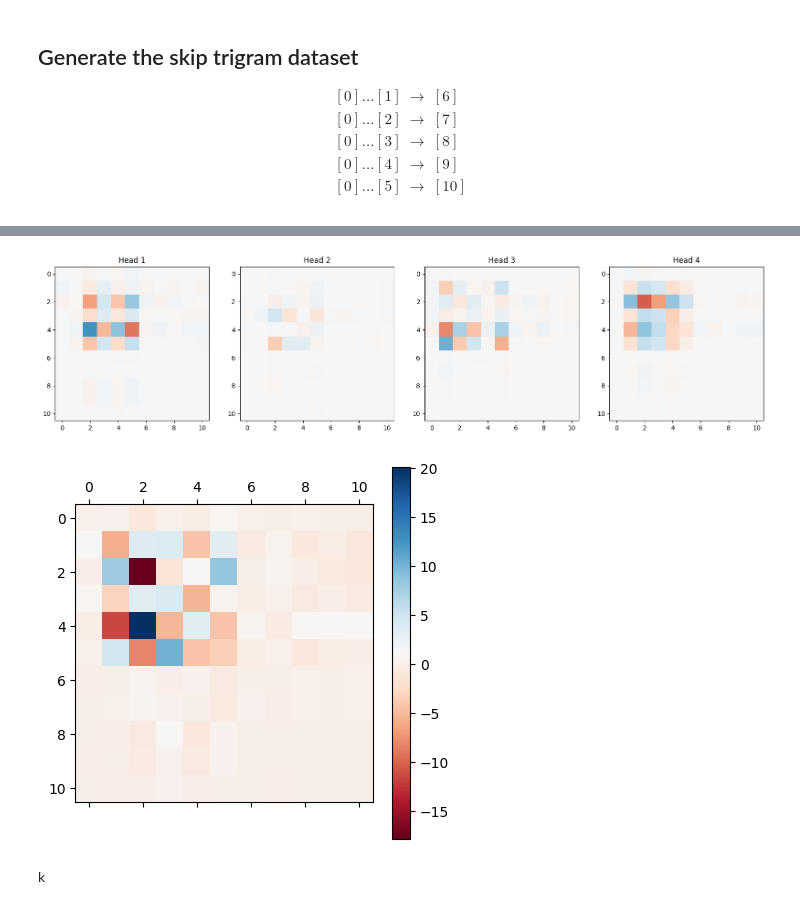
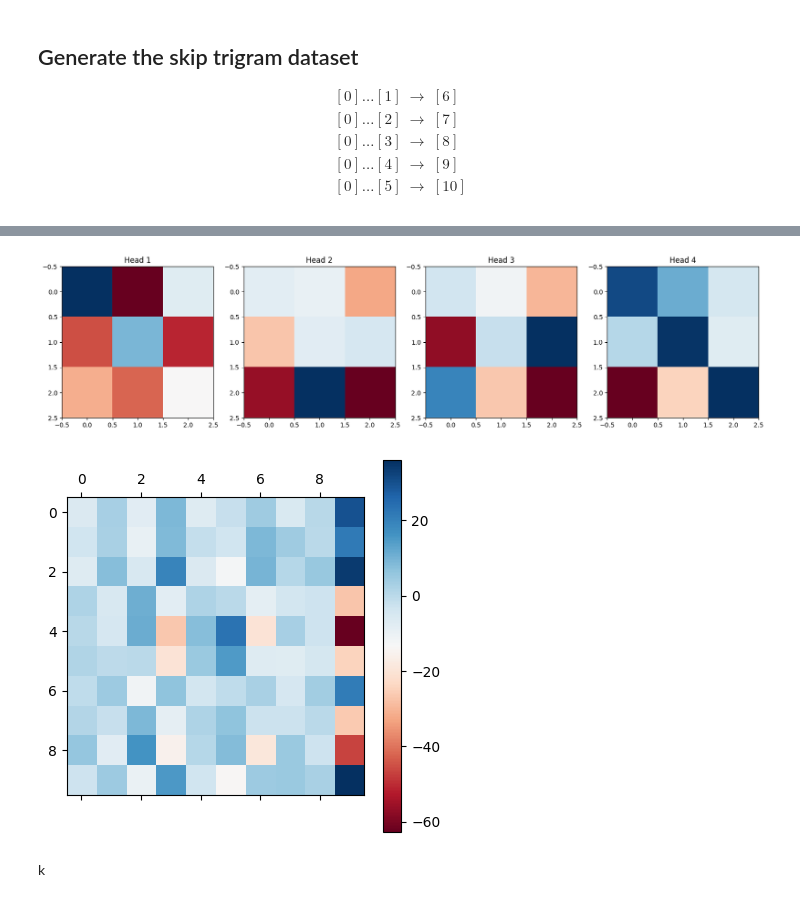
Before and after one commit to JakeMendel/TMS-zoo, a Jupyter notebook: notebooks/attn-superposn/00 Train Skip Model.ipynb, the cells around one changed output, grey strips where cells are left out. Drawn from its saved outputs; the diff is of its cells as text; code cells hidden in the pictures.

```diff
--- a/notebooks/attn-superposn/00 Train Skip Model.ipynb
+++ b/notebooks/attn-superposn/00 Train Skip Model.ipynb
@@ -107,33 +129,45 @@ class PositionalEncoding(nn.Module):
 class SimpleTransformer(torch.nn.Module):
     def __init__(self, cfg):
         super().__init__()
-        self.embedding = torch.eye(cfg.d_vocab)
+        # self.embedding = torch.eye(cfg.d_vocab)
         # right apppend zero columns up to d_model
-        self.embedding = torch.nn.Parameter(torch.cat([self.embedding, torch.zeros(cfg.d_vocab, cfg.d_model - cfg.d_vocab)], dim=1), requires_grad=False)
+        # self.embedding = torch.nn.Parameter(torch.cat([self.embedding, torch.zeros(cfg.d_vocab, cfg.d_model - cfg.d_vocab)], dim=1), requires_grad=False)
+        self.embedding = torch.nn.Embedding(cfg.d_vocab+1, cfg.d_model)
+
         self.pos_encod = PositionalEncoding(cfg.d_model, max_len=cfg.n_ctx)
 
         if cfg.attn_only:
             self.layer = torch.nn.MultiheadAttention(cfg.d_model, cfg.n_heads)
         else:
-            self.layer = torch.nn.TransformerEncoderLayer(cfg.d_model, cfg.n_heads)
+            self.layer = torch.nn.TransformerEncoderLayer(cfg.d_model, cfg.n_heads, norm_first=True, batch_first=True)
+
+        self.unembedding = torch.nn.Linear(cfg.d_model, 3)#cfg.d_vocab)
 
     def forward(self, x):
         # embed
-        x = einsum('d_vocab d_embed, batch seq d_vocab -> batch seq d_embed', self.embedding, x)
+        # x = einsum('d_vocab d_embed, batch seq d_vocab -> batch seq d_embed', self.embedding, x)
+        x = self.embedding(x)
         x = self.pos_encod(x)
 
         # attend residually
         x = self.layer(x)
 
         # unembed with the embedding
-        x = einsum('d_vocab d_embed, batch seq d_embed -> batch seq d_vocab', self.embedding, x)
-        return x[:].mean(dim=1)
+        # x = einsum('d_vocab d_embed, batch seq d_embed -> batch seq d_vocab', self.embedding, x)
+
+        # x[:].mean(dim=1)
+        # unembedding MLP?
+        x = self.unembedding(x[:,0])
+        return x
 
 model = SimpleTransformer(cfg).to(device)
 # tokenize by using onehot
 sample_in = torch.tensor(seqs[0], device=device).unsqueeze(0)
-sample_in = torch.nn.functional.one_hot(sample_in, max_digit+1).float().to(device)
-sample_in = sample_in.repeat(3, 1, 1)
+# print(sample_in.shape)
+
+# sample_in = torch.nn.functional.one_hot(sample_in, max_digit+1).long().to(device)
+sample_in = sample_in.repeat(3, 1)
+
 
 model(sample_in).shape
 # %% [output]
@@ -227,31 +250,34 @@ tensor([True, True, True, True, True, True, True, True, True, True, True, True,
         True, True, True, True, True, True, True, True])
 # %%
 # print(list(model.layer.parameters()))
+import matplotlib.pyplot as plt
 qkv = model.layer.self_attn.in_proj_weight
 q, k, v = qkv.chunk(3, dim=0)
 qk = k.T@q
 
 # decompose by head
 f, ax = plt.subplots(1, cfg.n_heads, figsize=(20, 5))
 for i in range(cfg.n_heads):
     q_head = q[i*cfg.d_model//cfg.n_heads:(i+1)*cfg.d_model//cfg.n_heads]
     k_head = k[i*cfg.d_model//cfg.n_heads:(i+1)*cfg.d_model//cfg.n_heads]
     # attention map for tokens 1 through 5 to token 1
     qk_head = k_head.T@q_head
-    unembedded = model.embedding@qk_head@model.embedding.T
-    ax[i].imshow(unembedded.detach().cpu().numpy(), cmap='RdBu', vmin=-15, vmax=15)
+    # unembedded = model.embedding.weight@qk_head@model.embedding.weight.T
+    # unembedded = qk_head
+    unembedded = model.unembedding.weight@qk_head@model.unembedding.weight.T
+    ax[i].imshow(unembedded.detach().cpu().numpy(), cmap='RdBu')
     ax[i].set_title(f'Head {i+1}')
 
 
 # qk = einsum('d_model d_model, d_model d_model -> d_model d_model', q, k)
 # %% [output]
-[figure, old version]
+[figure, new version]
 # %%
-unembedded = model.embedding@qk@model.embedding.T
+unembedded = model.embedding.weight@qk@model.embedding.weight.T
 from matplotlib import pyplot as plt
 f = plt.matshow(unembedded.detach().cpu().numpy(), cmap='RdBu')
 cbar = plt.colorbar(f)
 # %% [output]
-[figure, old version]
+[figure, new version]
 # %% [markdown]
 k
```
Also changed, not shown: parts of 7 cells of this notebook, 1 other file.
